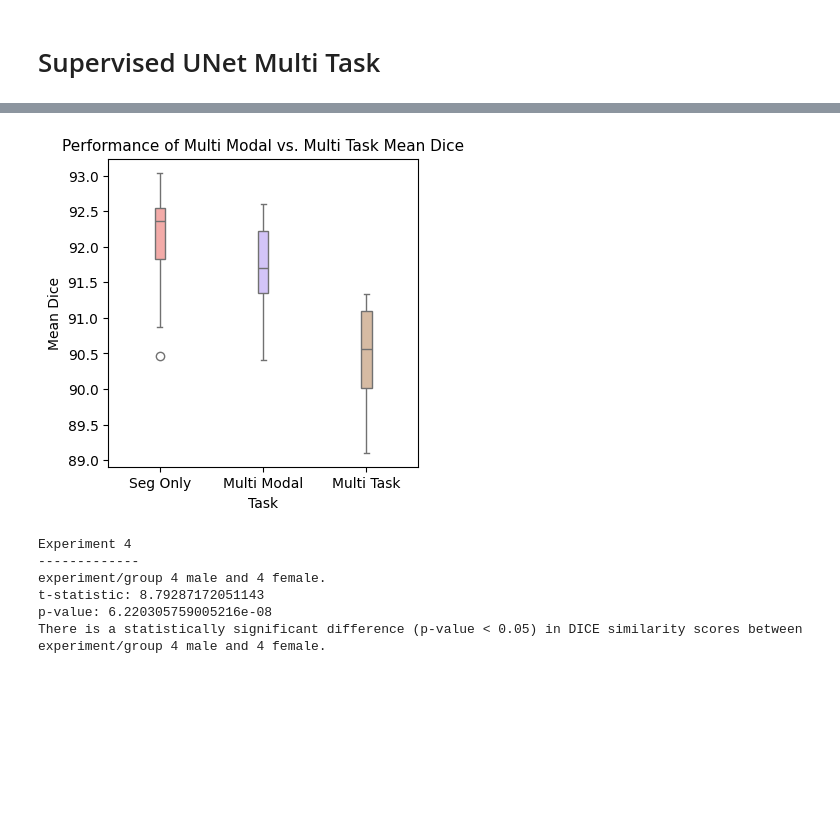
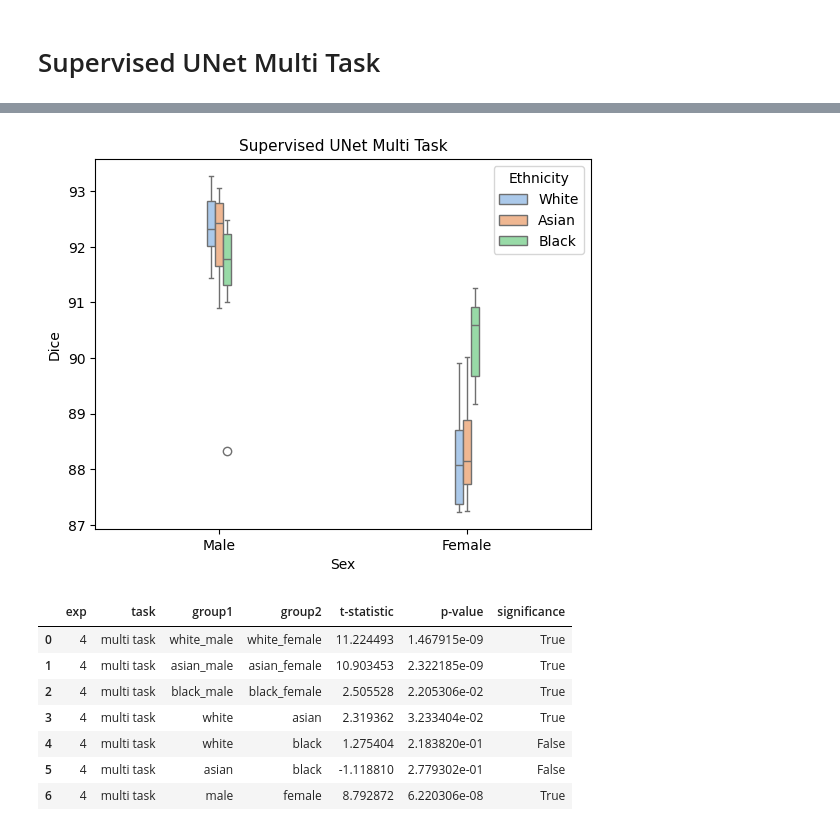
Before and after one commit to msskzx/UniMatch, a Jupyter notebook: more-scenarios/medical/tasks_analysis.ipynb, the cells around one changed output, grey strips where cells are left out. Drawn from its saved outputs; the diff is of its cells as text; code cells hidden in the pictures; blank space fills up the shorter version.

```diff
--- a/more-scenarios/medical/tasks_analysis.ipynb
+++ b/more-scenarios/medical/tasks_analysis.ipynb
@@ -160,11 +78,11 @@ There is not sufficient evidence (p-value >= 0.05) to conclude a statistically s
 # %% [markdown]
 # Supervised UNet Multi Task
 # %%
-mt_ethn_df = pd.DataFrame()
+unet_mt_ethn_df = pd.DataFrame()
 task = 'multi_task'
 for exp in [4]:
     for seed in SEEDS:
         res_df = pd.read_csv(f'outputs/results/csv/{dataset}/{method}/{seg_model}/exp{exp}/seed{seed}/{task}/{control}.csv')
         test_ethn_merged_df = nls.merge_results_patients(res_df, patients_df)
         nls_df = nls.get_all_results(test_ethn_merged_df, cfg)
-        mt_ethn_df = pd.concat([mt_ethn_df, nls_df], ignore_index=True)
+        unet_mt_ethn_df = pd.concat([unet_mt_ethn_df, nls_df], ignore_index=True)
@@ -228,11 +89,16 @@ There is not sufficient evidence (p-value >= 0.05) to conclude a statistically s
-# %%
-nls.boxplot_tasks(unet_ethn_df, mm_ethn_df, mt_ethn_df)
-nls.sex_ttest(mt_ethn_df, exp=4)
-# %% [output]
-[figure, removed]
-Experiment 4
--------------
-experiment/group 4 male and 4 female.
-t-statistic: 8.79287172051143
-p-value: 6.220305759005216e-08
-There is a statistically significant difference (p-value < 0.05) in DICE similarity scores between experiment/group 4 male and 4 female.
+# %%
+nls.plot_sex_dice_intersectional(unet_mt_ethn_df, exp=4, title='Supervised UNet Multi Task')
+# %% [output]
+[figure, added]
+# %%
+unet_mt_ttest_df = nls.all_groups_ttest(unet_mt_ethn_df, exp=4, task='multi task')
+unet_mt_ttest_df
+# %% [output]
+|  | exp | task | group1 | group2 | t-statistic | p-value | significance |
+| 0 | 4 | multi task | white_male | white_female | 11.224493 | 1.467915e-09 | True |
+| 1 | 4 | multi task | asian_male | asian_female | 10.903453 | 2.322185e-09 | True |
+| 2 | 4 | multi task | black_male | black_female | 2.505528 | 2.205306e-02 | True |
+| 3 | 4 | multi task | white | asian | 2.319362 | 3.233404e-02 | True |
+| 4 | 4 | multi task | white | black | 1.275404 | 2.183820e-01 | False |
+| 5 | 4 | multi task | asian | black | -1.118810 | 2.779302e-01 | False |
+| 6 | 4 | multi task | male | female | 8.792872 | 6.220306e-08 | True |
```
Also changed, not shown: parts of 14 cells of this notebook, 1 other file.
